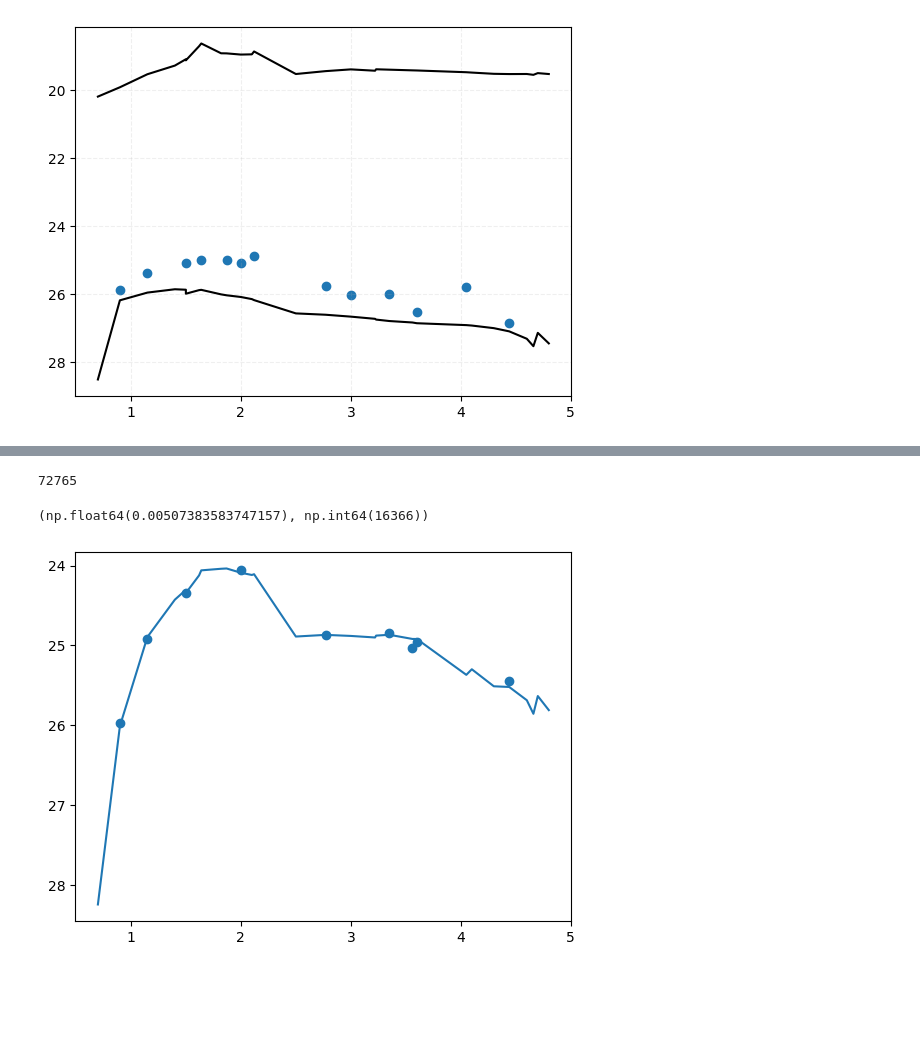
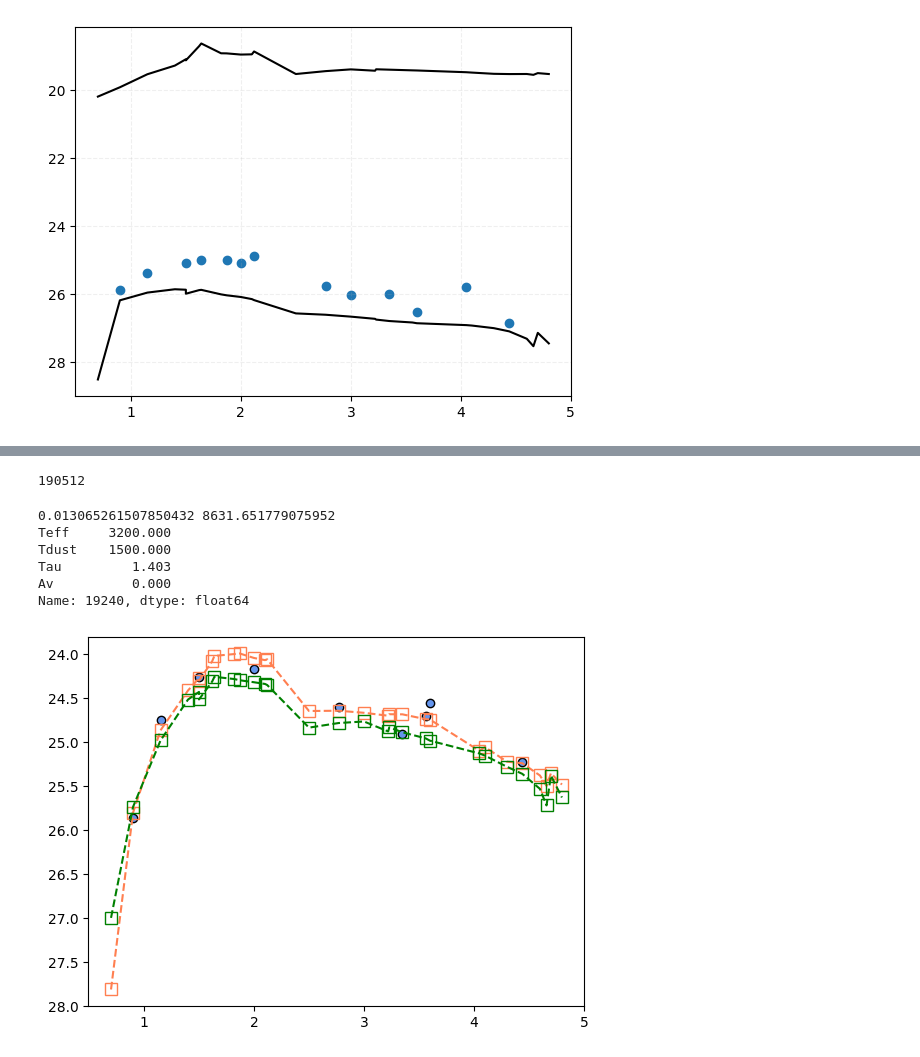
Before and after one commit to aswinsuresh24/rsg_phot, a Jupyter notebook: mcmc.ipynb, the cells around one changed output, grey strips where cells are left out. Saved outputs shown, nothing was run; the diff lists cells and outputs as text; code cells hidden in the pictures; blank space fills up the shorter version.

```diff
--- a/mcmc.ipynb
+++ b/mcmc.ipynb
@@ -487,7 +497,7 @@ axes[-1].set_xlabel("step number");
 # %% [markdown]
 ### base catalog
 # %%
-mc_obj = mcmc(dm=30.57, dmerr=0.06)
+mc_obj = mcmc(dm=30.57, dmerr=0.06, z=-0.25)
 mc_obj.verbose = True
 mc_obj.bounds['luminosity'] = [10**3.5, 10**6.0]
 mc_obj.bounds['temperature'] = [3500., 5000.]
@@ -723,11 +735,11 @@ phot
 # %%
 teff_ = np.arange(2600, 5050, 50)
-tdust_ = np.arange(500, 1600, 100)
+tdust_ = np.arange(200, 1800, 100)
 tau_ = np.array(list(np.linspace(0.01, 2, 21)) + list(np.arange(2.5, 5.5, 0.5)))
-Av_ = np.linspace(0, 3, 5)
+Av_ = np.array(list(np.linspace(0, 1, 5))+ list(np.linspace(1.5, 3, 4)))
 len(teff_) * len(tdust_) * len(tau_) * len(Av_)
 # %% [output]
-72765
+190512
 # %%
 modeldf = pd.DataFrame(columns = ['Teff', 'Tdust', 'Tau', 'Av']+nrc_filts)
 for a1 in tqdm(teff_):
@@ -757,12 +755,45 @@ def chimin(phot, modeldf):
-# %%
-chimin(phot, modeldf)
-# %% [output]
-(np.float64(0.00507383583747157), np.int64(16366))
+# %%
+def chimin(phot, modeldf):
+    photmag=phot['mag']
+    modelmagval = modeldf[phot['inst_filt']].values
+    submagval = modelmagval - phot['mag']
+    meanval = np.mean(submagval, axis=1)
+    submagval = submagval - meanval[:, None]
+    chisqe = np.sum(submagval**2/phot['magerr']**2, axis=1)/len(phot['mag'] - 1)
+    chisq = np.sum(submagval**2, axis=1)/len(phot['mag'] - 1)
+    minchisq = np.argmin(chisqe)
+
+    # print(chisq[minchisq])
+    # # otherbestmodel = modeldf.loc[55544][phot['inst_filt']].values - np.log10(21729/1e3)*2.5
+    # otherbestmodel = chi_mag
+    # print(np.sum((otherbestmodel - photmag)**2)/(len(photmag) - 1))
+    # print((otherbestmodel - photmag)**2)
+    # print(submagval[minchisq]**2)
+
+    bestparams = modeldf.loc[minchisq, ['Teff', 'Tdust', 'Tau', 'Av']].values
+    pm_ = [bestparams[0], bestparams[1], bestparams[2], 1e3, 3.1, bestparams[3]]
+    bestmodel = np.array([mc_obj.model[f](pm_).flatten()[0] for f in phot['inst_filt']]) + mc_obj.dm
+    lum = 10**(np.mean((phot['mag'] - bestmodel)/-2.5)) * 1e3
+    return chisq[minchisq], minchisq, lum
+# %%
+c_, m_, l_ = chimin(phot, modeldf)
+print(c_, l_)
+print(modeldf.loc[m_, ['Teff', 'Tdust', 'Tau', 'Av']])
+# %% [output]
+0.013065261507850432 8631.651779075952
+Teff     3200.000
+Tdust    1500.000
+Tau         1.403
+Av          0.000
+Name: 19240, dtype: float64
 # %%
-plt.plot(wv_all, modeldf.loc[16366][nrc_filts].values - 2.40)
-plt.scatter(wv, phot['mag'])
+plt.plot(wv_all, modeldf.loc[m_][nrc_filts].values - np.log10(l_/1e3)*2.5, color='coral', ls='--', marker='s', markerfacecolor='none', markersize=8)
+plt.plot(wv_all, chi_mag_plot, color='green', ls='--', marker='s', markerfacecolor='none', markersize=8)
+# plt.plot(wv_all, modeldf.loc[17065][nrc_filts].values - np.log10(7479/1e3)*2.5, color='green', ls='--', marker='s', markerfacecolor='none', markersize=8)
+plt.scatter(wv, phot['mag'], fc='cornflowerblue', ec='black')
+# plt.scatter(wv_all, np.array([mc_obj.model[f]([3800, 1300, 0.1095, 56329, 3.1, 0.75]).flatten()[0] for f in nrc_filts]) + mc_obj.dm, color='blue')
 plt.gca().invert_yaxis()
 # %% [output]
-[figure, old version]
+[figure, new version]
 # %%
 keep_narrow = False
```
Also changed, not shown: parts of 24 cells of this notebook, 1 other file.
